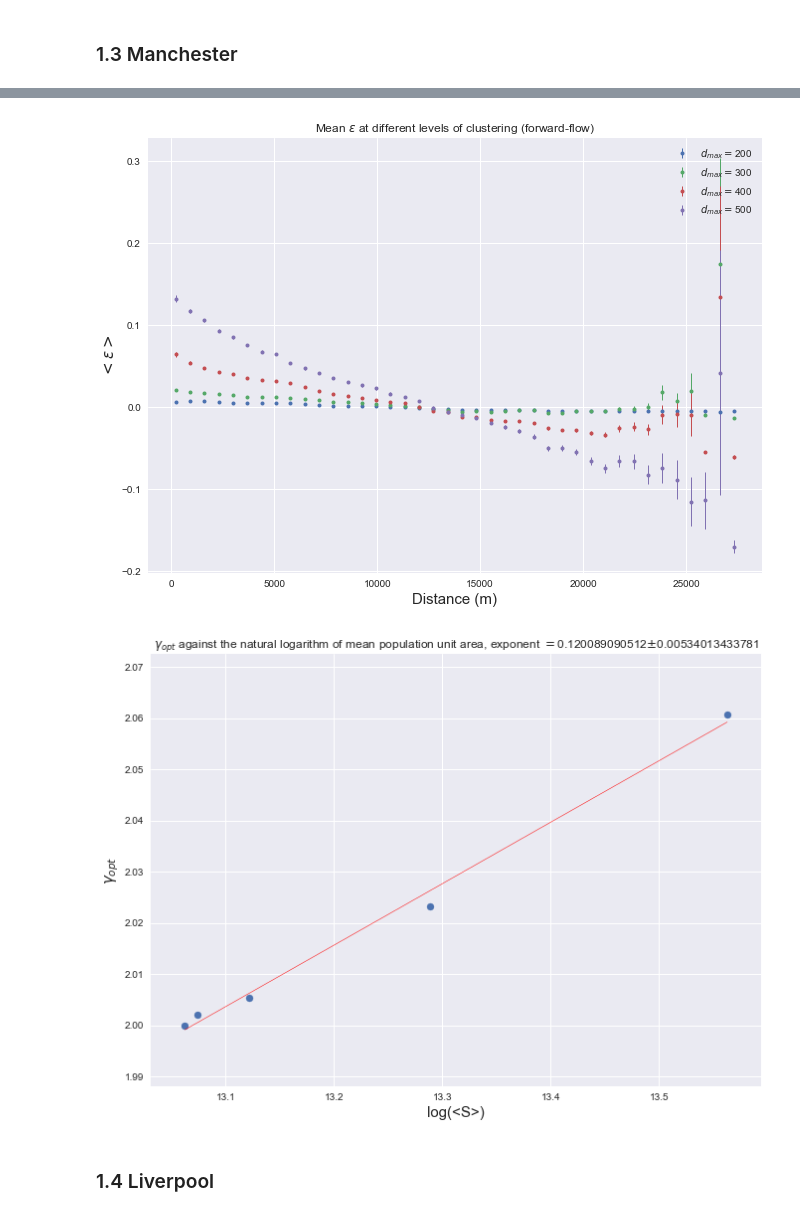
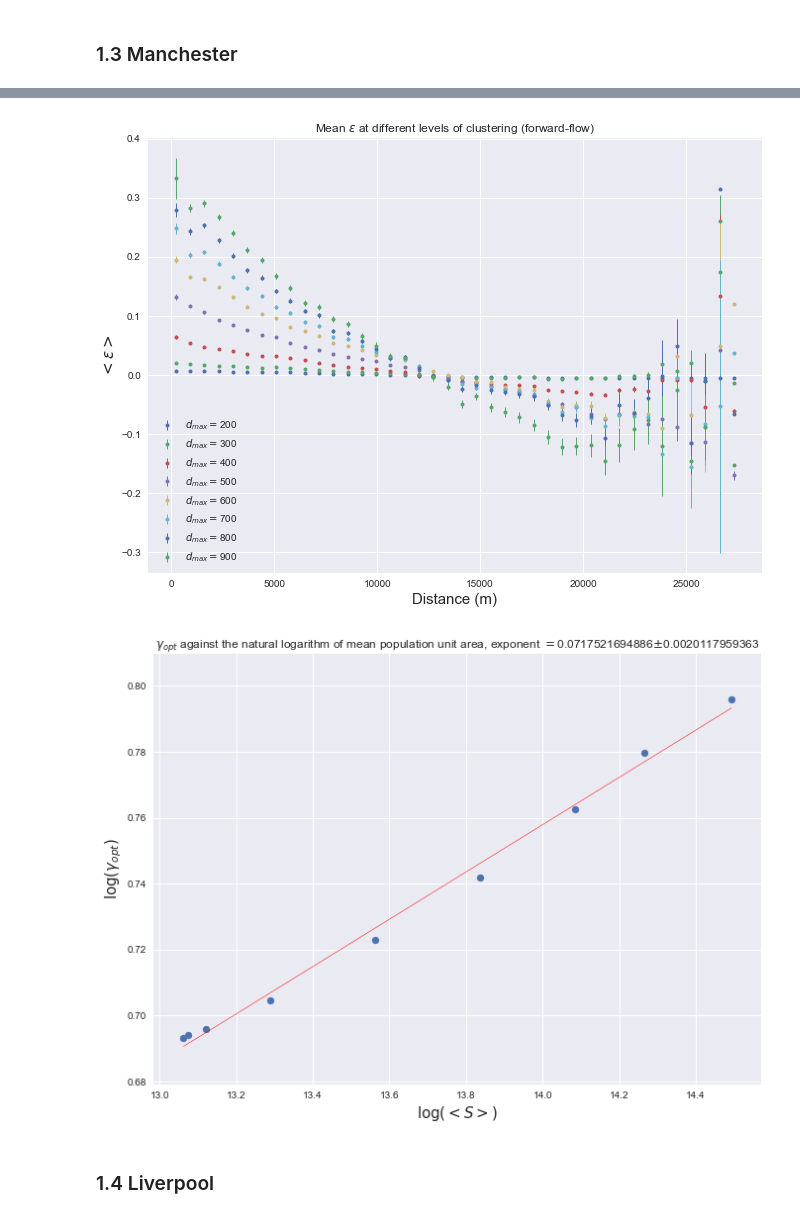
Before and after one commit to jbremz/human_mob, a Jupyter notebook: Notebooks/Ilaria's Log/Week 15.ipynb, the cells around one changed output, grey strips where cells are left out. Cells and saved outputs as stored; diff of their text form; code cells hidden in the pictures.

```diff
--- a/Notebooks/Ilaria's Log/Week 15.ipynb
+++ b/Notebooks/Ilaria's Log/Week 15.ipynb
@@ -100,7 +104,7 @@ master_df = pandas.read_csv("/Users/Ilaria/Documents/Imperial/MSci_Project/Code/
 df = master_df[master_df['Easting'] < 561966][master_df['Easting'] > 493024][master_df['Northing'] < 207218][master_df['Northing'] > 150912]
 small_df = df[df['Easting'] < 527530][df['Easting'] > 493171][df['Northing'] < 179073.5][df['Northing'] > 150941]
 # %%
-d_maxs_lon = [200, 300, 400, 500]
+d_maxs_lon = [200, 300, 400, 500, 600, 700, 800, 900]
 h_lon = pop_hier(small_df, d_maxs_lon)
 gamma_0 = 2.
 # %%
@@ -149,13 +157,12 @@ A Jupyter Widget
 # %%
 df = master_df
 man_df = df[(df['Easting'] < 395108) & (df['Easting'] > 373295)][(df['Northing'] < 407242) & (df['Northing'] > 389212)]
-d_maxs_man = [200, 300, 400, 500]
-h_man = pop_hier(man_df, d_maxs_man)
+h_man = pop_hier(man_df, d_maxs_lon)
 gamma_0 = 2.
 # %%
 gammas_man = [gamma_0]
 epsilons_man = []
-for i in range(1, len(d_maxs_man)+1):
+for i in range(1, len(d_maxs_lon)+1):
     gammas_man.append(gamma_opt.optimise_eps(h_man, i, gamma_0).x)
     epsilons_man.append(h_man.epsilon_to_opt(i, gamma_0, gammas_man[i]))
 # %% [output]
@@ -183,13 +182,13 @@ A Jupyter Widget
 # %%
-DMList = [h_man.DM_level(1), h_man.DM_level(2), h_man.DM_level(3), h_man.DM_level(4)]
-eps_distance_hier(epsilons_man, DMList, d_maxs_man, 40)
+DMList_man = [h_man.DM_level(1), h_man.DM_level(2), h_man.DM_level(3), h_man.DM_level(4), h_man.DM_level(5), h_man.DM_level(6), h_man.DM_level(7), h_man.DM_level(8)]
+eps_distance_hier(epsilons_man, DMList_man, d_maxs_lon, 40)
 plt.show()
 # %% [output]
-[figure, old version]
+[figure, new version]
 # %%
 gamma_S(h_man, gamma_0, gammas_man[1:])
 # %% [output]
-[figure, old version]
+[figure, new version]
 # %% [markdown]
 ### 1.4 Liverpool
 # %%
```
Also changed, not shown: parts of 13 cells of this notebook, 1 other file.
